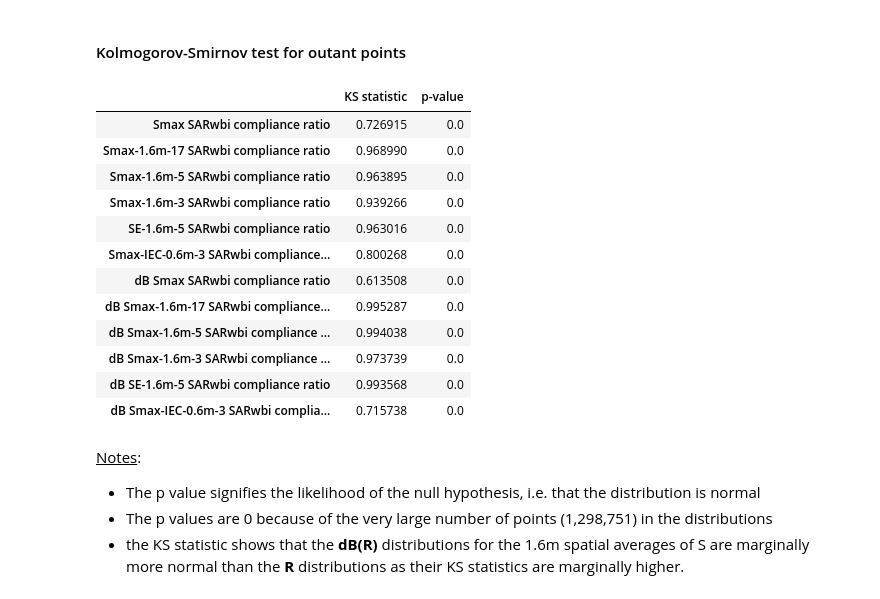
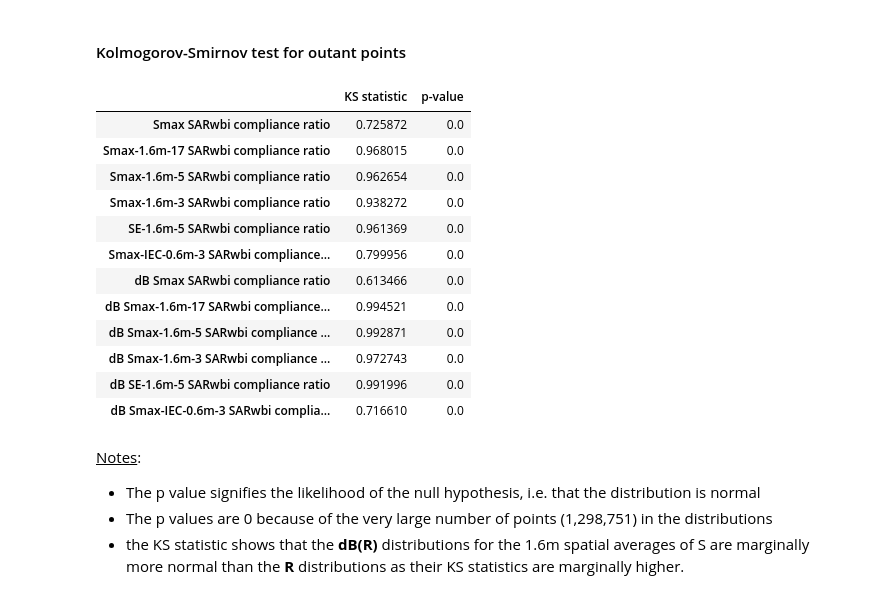
Before and after one commit to dreme/spatial-averaging-wg, a Jupyter notebook: notebooks/MBS_panel_trial2.ipynb, the cells around one changed output. Drawn from its saved outputs; the diff is of its cells as text; code cells hidden in the pictures.

```diff
--- a/notebooks/MBS_panel_trial2.ipynb
+++ b/notebooks/MBS_panel_trial2.ipynb
@@ -630,10 +593,11 @@ Note that $R \geq 1 \Rightarrow$ WBA SAR is compliant if S is compliant
 Slim = 4.5
 SARlim = 0.08
 
-# Create normalised errors for SARwbi
-Slist = ['Smax','Smax-1.6m-17','Smax-1.6m-5','Smax-1.6m-3',
-         'SE-1.6m-5','Smax-IEC-0.6m-3']
+# Create list of fields and associated filters for R ratios
+Slist = ['Smax',  'Smax-1.6m-17','Smax-1.6m-5','Smax-1.6m-3','SE-1.6m-5','Smax-IEC-0.6m-3']
+flist = [foutant, fsa16,         fsa16,        fsa16,        fsa16,      fsa06]
 
+# Create S columns for R ratios
 for Si in Slist:
     cr = (R.S[Si]/Slim) / (R.S.SARwbi/SARlim)
     crname = f'{Si} SARwbi compliance ratio'
@@ -643,4 +607,6 @@ for Si in Slist:
     dBcrname = f'dB {Si} SARwbi compliance ratio'
     R.addS(dBcr, dBcrname, f'dB Ratio of {Si} compliance to SARwbi compliance')
 
-R.datatitles
+# Create list of Slist column names for compliance ratios
+dtlist =   [dt for scol in Slist for dt in R.datatitles if scol+' ' in dt and 'compliance' in dt and 'dB' not in dt]
+dtdBlist = [dt for scol in Slist for dt in R.datatitles if scol+' ' in dt and 'compliance' in dt and 'dB' in dt]
@@ -733,5 +692,0 @@ plt.savefig(plotdir + 'R histogram body.png', dpi=150)
-# %%
-dtlist = [col for col in R.S.columns if "compliance" in col and "dB" not in col]
-dfstats = R.S[dtlist].describe().T.round(2)
-dfstats.to_excel(datadir + 'R descriptive stats.xlsx')
-dfstats
@@ -746,6 +692,0 @@ dfstats
-# %%
-# Descriptive stats for body.mask points
-dtlist = [col for col in R.S.columns if "compliance" in col and "dB" not in col]
-dfstats = R.S.loc[body.mask,dtlist].describe().T.round(2)
-dfstats.to_excel(datadir + 'R descriptive stats body.xlsx')
-dfstats
@@ -824,3 +793,0 @@ plt.savefig(plotdir + 'R histogram 2lambda outant.png', dpi=150)
-# %%
-dtlist = [col for col in R.S.columns if "compliance" in col and "dB" not in col]
-R.S.loc[mask,dtlist].describe().T.round(2)
@@ -863,23 +805,23 @@ R.S.loc[mask,dBdtlist].describe().T.round(2)
 # %% [markdown]
 #### Kolmogorov-Smirnov test for outant points
 # %%
-ks_table = R.S.loc[mask,dtlist+dBdtlist].dropna().agg(kstest, cdf='norm').T
+ks_table = R.S.loc[fsa16.mask,dtlist+dtdBlist].dropna().agg(stats.kstest, cdf='norm').T
 ks_table.columns = ['KS statistic','p-value']
 ks_table
 # %% [output]
 |  | KS statistic | p-value |
-| Smax SARwbi compliance ratio | 0.726915 | 0.0 |
-| Smax-1.6m-17 SARwbi compliance ratio | 0.968990 | 0.0 |
-| Smax-1.6m-5 SARwbi compliance ratio | 0.963895 | 0.0 |
-| Smax-1.6m-3 SARwbi compliance ratio | 0.939266 | 0.0 |
-| SE-1.6m-5 SARwbi compliance ratio | 0.963016 | 0.0 |
-| Smax-IEC-0.6m-3 SARwbi compliance... | 0.800268 | 0.0 |
-| dB Smax SARwbi compliance ratio | 0.613508 | 0.0 |
-| dB Smax-1.6m-17 SARwbi compliance... | 0.995287 | 0.0 |
-| dB Smax-1.6m-5 SARwbi compliance ... | 0.994038 | 0.0 |
-| dB Smax-1.6m-3 SARwbi compliance ... | 0.973739 | 0.0 |
-| dB SE-1.6m-5 SARwbi compliance ratio | 0.993568 | 0.0 |
-| dB Smax-IEC-0.6m-3 SARwbi complia... | 0.715738 | 0.0 |
+| Smax SARwbi compliance ratio | 0.725872 | 0.0 |
+| Smax-1.6m-17 SARwbi compliance ratio | 0.968015 | 0.0 |
+| Smax-1.6m-5 SARwbi compliance ratio | 0.962654 | 0.0 |
+| Smax-1.6m-3 SARwbi compliance ratio | 0.938272 | 0.0 |
+| SE-1.6m-5 SARwbi compliance ratio | 0.961369 | 0.0 |
+| Smax-IEC-0.6m-3 SARwbi compliance... | 0.799956 | 0.0 |
+| dB Smax SARwbi compliance ratio | 0.613466 | 0.0 |
+| dB Smax-1.6m-17 SARwbi compliance... | 0.994521 | 0.0 |
+| dB Smax-1.6m-5 SARwbi compliance ... | 0.992871 | 0.0 |
+| dB Smax-1.6m-3 SARwbi compliance ... | 0.972743 | 0.0 |
+| dB SE-1.6m-5 SARwbi compliance ratio | 0.991996 | 0.0 |
+| dB Smax-IEC-0.6m-3 SARwbi complia... | 0.716610 | 0.0 |
 # %% [markdown]
 <u>Notes</u>:
 
```
Also changed, not shown: parts of 51 cells of this notebook, 37 other files.
